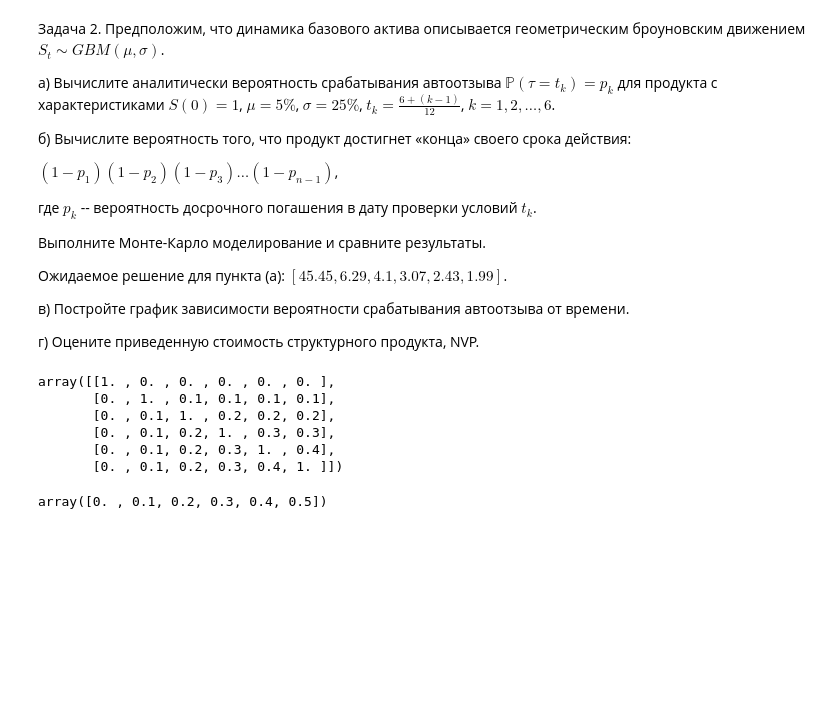
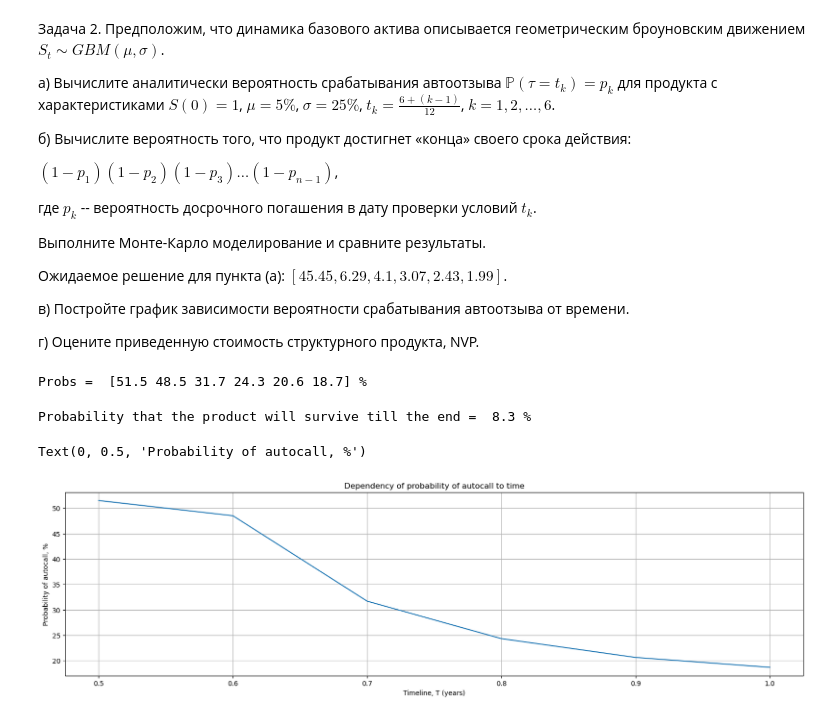
Before and after one commit to dmtrpolovnikov/structured_fin_products, a Jupyter notebook: lab_07.ipynb, the cells around one changed output. Saved outputs shown, nothing was run; the diff lists cells and outputs as text; code cells hidden in the pictures; blank space fills up the shorter version.

```diff
--- a/lab_07.ipynb
+++ b/lab_07.ipynb
@@ -206,14 +193,55 @@ def execution_proba(S0, mu, sigma, timeline):
-# %%
-timeline = np.linspace(0, 1/2, 6)
-execution_proba(0, 0, 0, timeline)
-# %% [output]
-array([[1. , 0. , 0. , 0. , 0. , 0. ],
-       [0. , 1. , 0.1, 0.1, 0.1, 0.1],
-       [0. , 0.1, 1. , 0.2, 0.2, 0.2],
-       [0. , 0.1, 0.2, 1. , 0.3, 0.3],
-       [0. , 0.1, 0.2, 0.3, 1. , 0.4],
-       [0. , 0.1, 0.2, 0.3, 0.4, 1. ]])
-# %%
-timeline
-# %% [output]
-array([0. , 0.1, 0.2, 0.3, 0.4, 0.5])
+# %%
+import scipy, copy
+# analytical solution
+# using analytical formula
+
+# probability of execution
+def execution_proba(S0, b, mu, sigma, timeline):
+    # build covariate matrix
+    cov_matrix = np.eye(len(timeline))
+    for i, t1 in enumerate(timeline):
+        for j, t2 in enumerate(timeline):
+            if i != j:
+                cov_matrix[i, j] = min(t1, t2)
+                cov_matrix[j, i] = cov_matrix[i, j]
+    L = [np.zeros_like(timeline) for _ in range(len(timeline))]
+    U = [np.zeros_like(timeline) for _ in range(len(timeline))]
+    values = np.asarray([(np.log(b / S0) - (mu - sigma**2 / 2) * t) / sigma for t in timeline])
+    for i, t in enumerate(timeline):
+        L[i] = [-10**10 if k < i else values[k] for k in range(len(timeline))]
+        U[i] = [values[k] if k < i else 10**10 for k in range(len(timeline))]
+    probs = [
+        scipy.stats.multivariate_normal.cdf(x=U[i-1][:i], mean=np.zeros(len(timeline))[:i], cov=cov_matrix[:i,:i]) -\
+            scipy.stats.multivariate_normal.cdf(x=L[i-1][:i], mean=np.zeros(len(timeline))[:i], cov=cov_matrix[:i, :i])
+        for i in range(1, len(timeline)+1)]
+    return np.asarray(probs)
+# %%
+# task 1
+# a)
+S0 = 1
+mu = 0.05
+sigma = 0.25
+timeline = np.linspace(1/2, 1, 6)
+probs = execution_proba(S0=1, b=1, mu=0.05, sigma=0.25, timeline=timeline)
+print('Probs = ', np.round(probs,3)*100, '%')
+# %% [output]
+Probs =  [51.5 48.5 31.7 24.3 20.6 18.7] %
+# %%
+# task 1 ; b)
+P = np.prod(1-probs)
+print('Probability that the product will survive till the end = ', round(P, 3)*100,'%')
+# %% [output]
+Probability that the product will survive till the end =  8.3 %
+# %%
+# task 1 ; c) plot
+import matplotlib.pyplot as plt
+
+plt.figure(figsize=(20,5))
+plt.title('Dependency of probability of autocall to time')
+plt.plot(timeline, probs*100)
+plt.grid()
+plt.xlabel('Timeline, T (years)')
+plt.ylabel('Probability of autocall, %')
+# %% [output]
+Text(0, 0.5, 'Probability of autocall, %')
+[figure, added]
```
Also changed, not shown: parts of 5 cells of this notebook.
